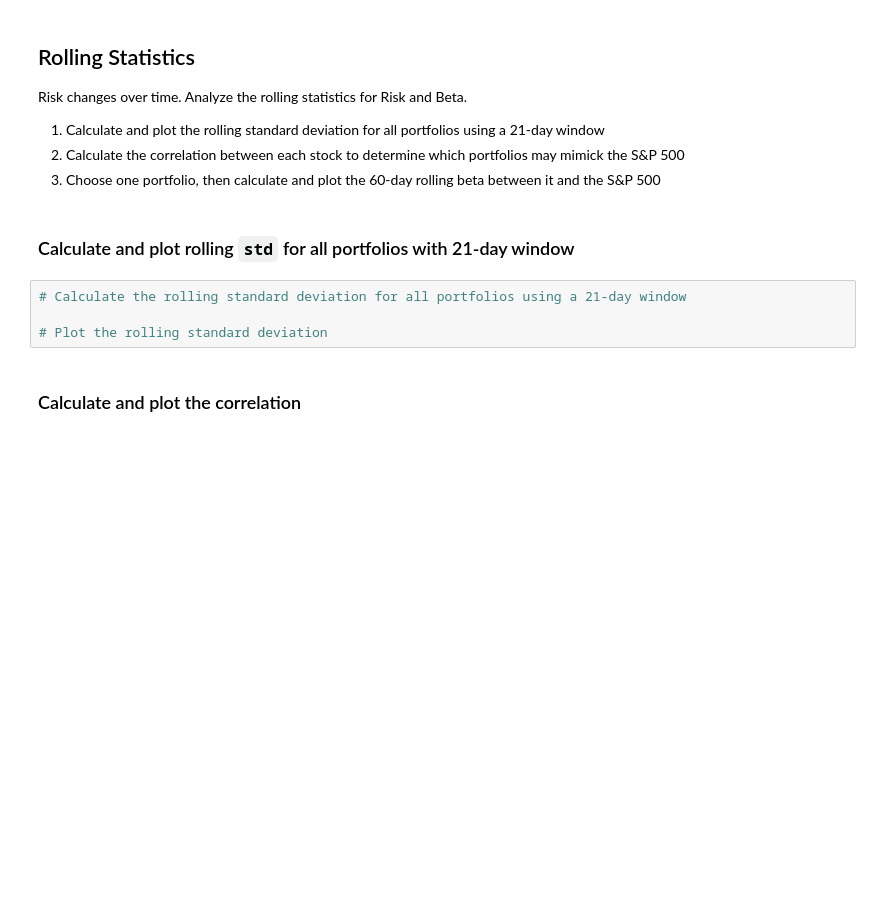
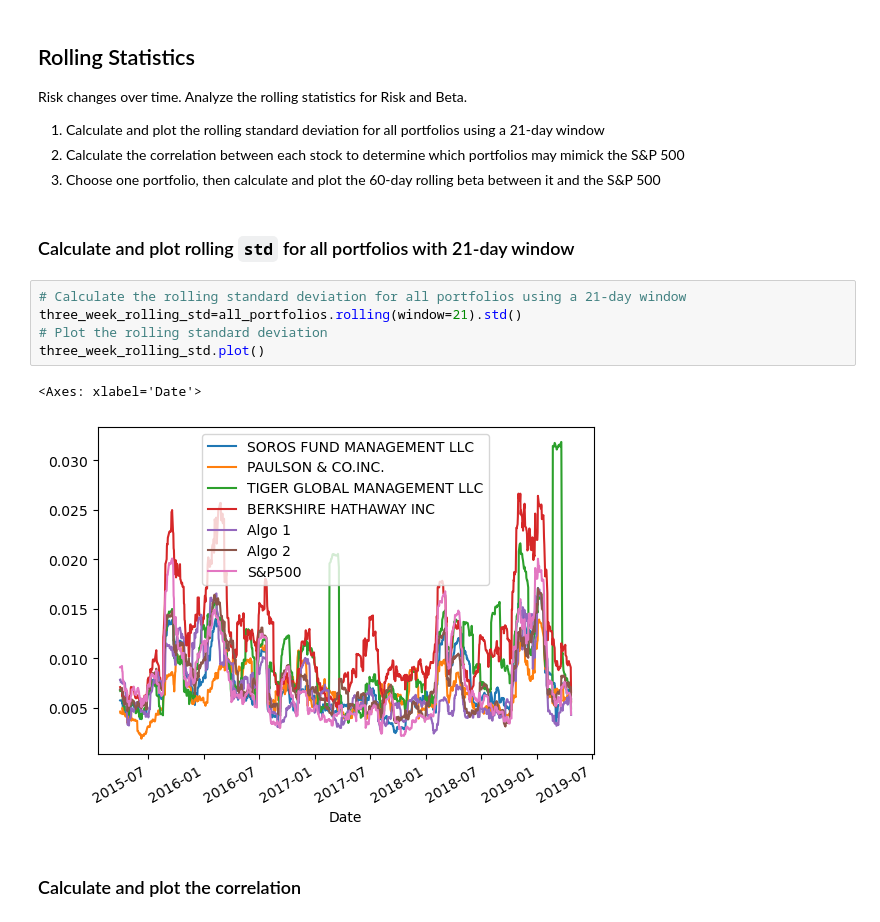
Before and after one commit to marc-martinez1/quantitative-analysis-demo, a Jupyter notebook: whale_analysis.ipynb, the cells around one changed output. Saved outputs shown, nothing was run; the diff lists cells and outputs as text; blank space fills up the shorter version.

```diff
--- a/whale_analysis.ipynb
+++ b/whale_analysis.ipynb
@@ -267,8 +297,12 @@ Risk changes over time. Analyze the rolling statistics for Risk and Beta.
 ### Calculate and plot rolling `std` for all portfolios with 21-day window
 # %%
 # Calculate the rolling standard deviation for all portfolios using a 21-day window
-
+three_week_rolling_std=all_portfolios.rolling(window=21).std()
 # Plot the rolling standard deviation
+three_week_rolling_std.plot()
+# %% [output]
+<Axes: xlabel='Date'>
+[figure, added]
 # %% [markdown]
 ### Calculate and plot the correlation
 # %%
```
Also changed, not shown: parts of 17 cells of this notebook.
